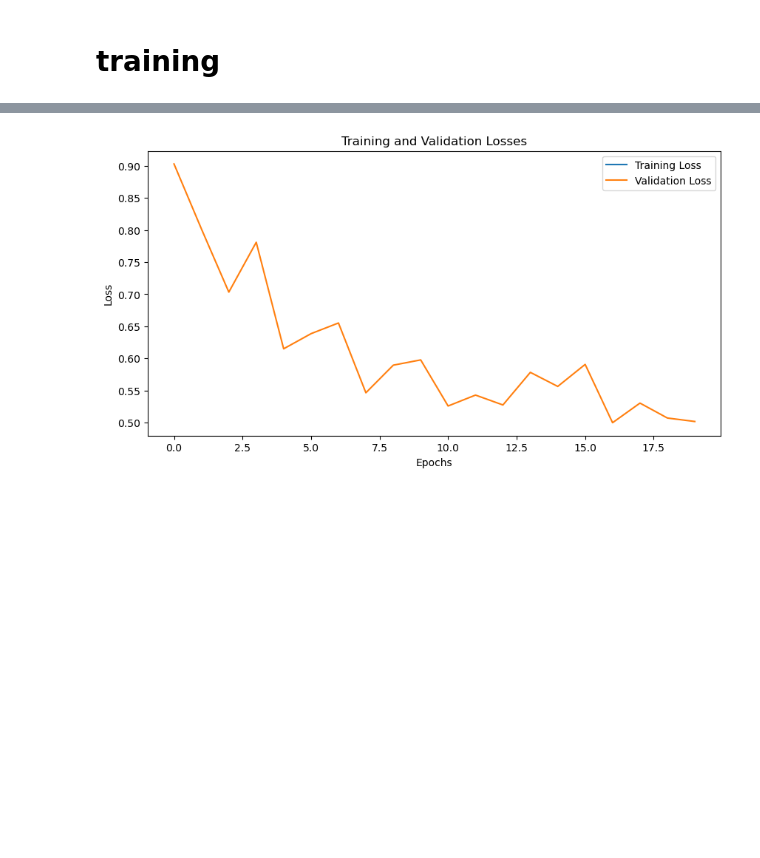
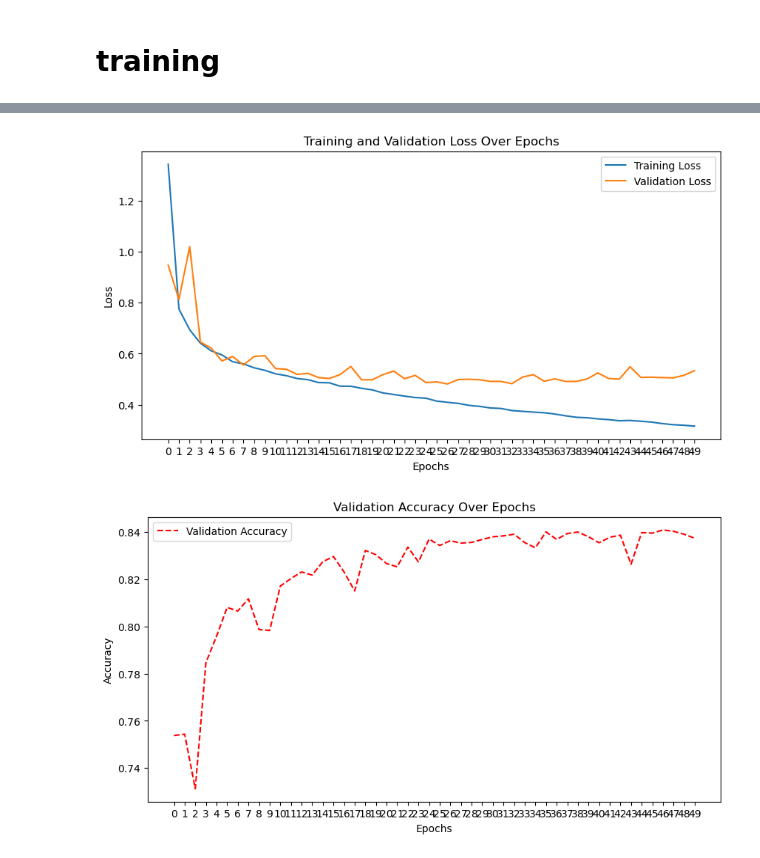
Before and after one commit to matzefit/AIBuildingFunctionPredicition, a Jupyter notebook: training.ipynb, the cells around one changed output, grey strips where cells are left out. Drawn from its saved outputs; the diff is of its cells as text; code cells hidden in the pictures; blank space fills up the shorter version.

Commit message:
update training and visulaiztion method

````diff
--- a/training.ipynb
+++ b/training.ipynb
@@ -299,11 +293,16 @@ criterion = nn.CrossEntropyLoss()  # Suitable for classification with multiple c
 optimizer = AdamW(model.parameters(), lr=1e-3)
 scheduler = ExponentialLR(optimizer, gamma=0.95)
 # %%
-num_epochs = 20
+import matplotlib.pyplot as plt
+import torch
+
+num_epochs = 50
 scaler = GradScaler()
 
 train_losses = []
 val_losses = []
+val_accuracies = []  # List to store validation accuracies for each epoch
+best_val_accuracy = 0  # Track the best validation accuracy for early stopping
 
 for epoch in range(num_epochs):
     model.train()
@@ -318,7 +317,6 @@ for epoch in range(num_epochs):
 
         with autocast():
             outputs = model(inputs)
-            # print("Unique labels in batch:", torch.unique(labels))
             loss = criterion(outputs, labels)
 
         scaler.scale(loss).backward()
@@ -332,39 +330,64 @@ for epoch in range(num_epochs):
         if (i + 1) % 5 == 0:
             print(f"Epoch {epoch+1}, {100. * (i + 1) / len(train_loader):.2f}% complete, Loss: {loss.item():.4f}")
 
+    average_train_loss = running_loss / total
+    train_losses.append(average_train_loss)
 
     # Validation phase
     model.eval()
     val_running_loss = 0.0
     val_total = 0
+    correct_predictions = 0
+    val_totalPix = 0.0
 
     with torch.no_grad():
         for inputs, labels in val_loader:
             inputs, labels = inputs.to(device), labels.to(device)
-            labels = labels.squeeze(1).long()  # Ensure labels are Long type
+            labels = labels.squeeze(1).long()
 
             outputs = model(inputs)
+            _, preds = torch.max(outputs, 1)
             loss = criterion(outputs, labels)
 
             val_running_loss += loss.item() * inputs.size(0)
             val_total += inputs.size(0)
+            val_totalPix += labels.numel()
+            correct_predictions += torch.sum(preds == labels).item()
 
-    val_epoch_loss = val_running_loss / val_total
-    val_losses.append(val_epoch_loss)
-    print(f"End of Epoch {epoch+1}, Validation Loss: {val_epoch_loss:.4f}")
+        val_epoch_loss = val_running_loss / val_total
+        val_losses.append(val_epoch_loss)
 
-    scheduler.step()
+        val_accuracy = correct_predictions / val_totalPix
+        val_accuracies.append(val_accuracy)
 
+        print(f"End of Epoch {epoch+1}, Validation Loss: {val_epoch_loss:.4f}, Validation Accuracy: {val_accuracy:.4f}")
 
-### Step 4: Plotting the Training and Validation Losses
+        # Early stopping and model saving
+        if val_accuracy > best_val_accuracy:
+            best_val_accuracy = val_accuracy
+            torch.save(model.state_dict(), 'best_model.pth')
+            print(f"Model saved with accuracy: {val_accuracy:.4f}")
 
-# ```python
-plt.figure(figsize=(10, 5))
-plt.plot(train_losses, label='Training Loss')
-plt.plot(val_losses, label='Validation Loss')
-plt.xlabel('Epochs')
-plt.ylabel('Loss')
-plt.title('Training and Validation Losses')
-plt.legend()
-plt.show()
+        scheduler.step()
+
+# # Plotting the Training and Validation Losses
+# plt.figure(figsize=(10, 5))
+# plt.plot(train_losses, label='Training Loss')
+# plt.plot(val_losses, label='Validation Loss')
+# plt.xticks(range(num_epochs))  # Set x-ticks to be integer
+# plt.xlabel('Epochs')
+# plt.ylabel('Loss')
+# plt.title('Training and Validation Loss Over Epochs')
+# plt.legend()
+# plt.show()
+
+# # Plotting Validation Accuracy
+# plt.figure(figsize=(10, 5))
+# plt.plot(val_accuracies, label='Validation Accuracy', linestyle='--', color='r')
+# plt.xticks(range(num_epochs))  # Set x-ticks to be integer
+# plt.xlabel('Epochs')
+# plt.ylabel('Accuracy')
+# plt.title('Validation Accuracy Over Epochs')
+# plt.legend()
+# plt.show()
 # %% [output]
@@ -388 +411,2 @@ End of Epoch 20, Validation Loss: 0.5019
-[figure, old version]
+[figure, new version]
+[figure, added]
````
Also changed, not shown: parts of 7 cells of this notebook, 1 other file.
